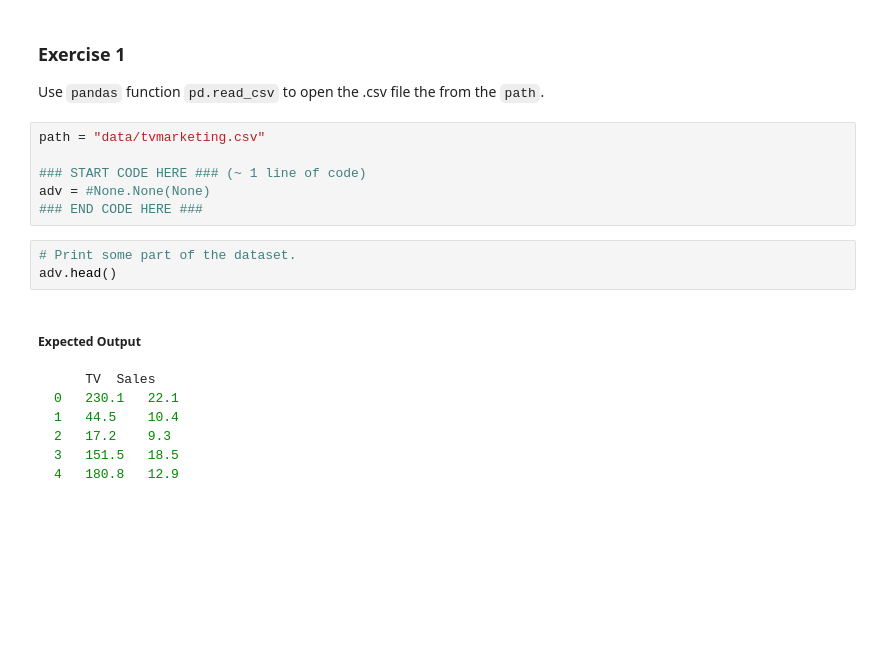
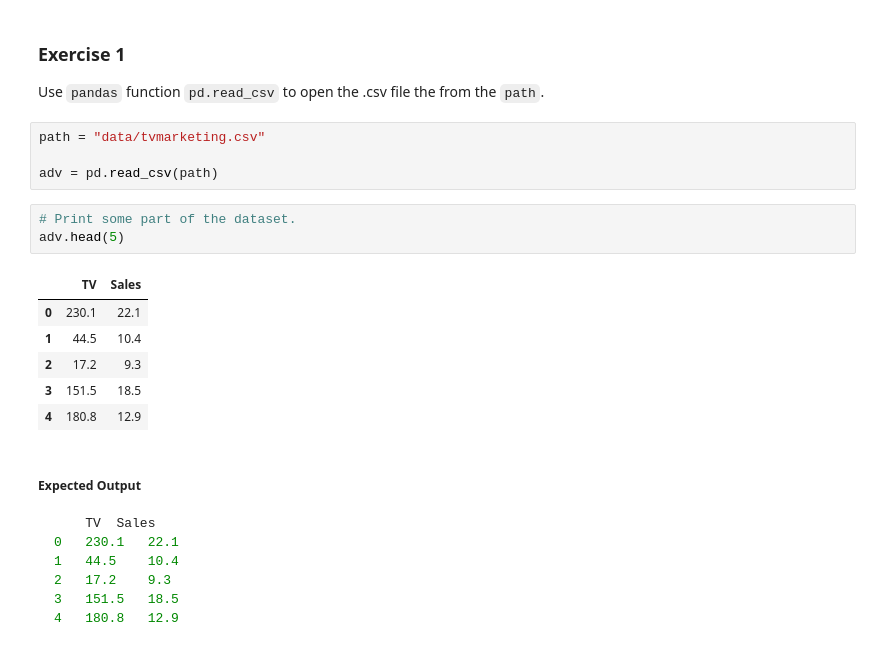
Before and after one commit to kayc0des/linear-regression-summative, a Jupyter notebook: Summative Assignment.ipynb, the cells around one changed output. Drawn from its saved outputs; the diff is of its cells as text; blank space fills up the shorter version.

```diff
--- a/Summative Assignment.ipynb
+++ b/Summative Assignment.ipynb
@@ -41,15 +41,20 @@ In this lab, you will build a linear regression model for a simple Kaggle datase
 ### Exercise 1
 
 Use `pandas` function `pd.read_csv` to open the .csv file the from the `path`.
-# %%
-path = "data/tvmarketing.csv"
-
-### START CODE HERE ### (~ 1 line of code)
-adv = #None.None(None)
-### END CODE HERE ###
+# %%
+path = "data/tvmarketing.csv"
+
+adv = pd.read_csv(path)
 # %%
 # Print some part of the dataset.
-adv.head()
+adv.head(5)
+# %% [output]
+|  | TV | Sales |
+| 0 | 230.1 | 22.1 |
+| 1 | 44.5 | 10.4 |
+| 2 | 17.2 | 9.3 |
+| 3 | 151.5 | 18.5 |
+| 4 | 180.8 | 12.9 |
 # %% [markdown]
 ##### __Expected Output__
 
```
Also changed, not shown: parts of 9 cells of this notebook.
